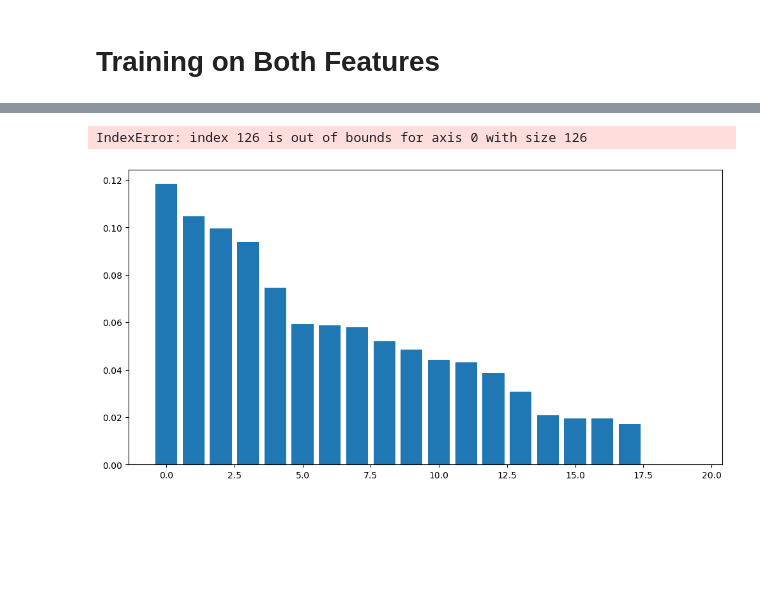
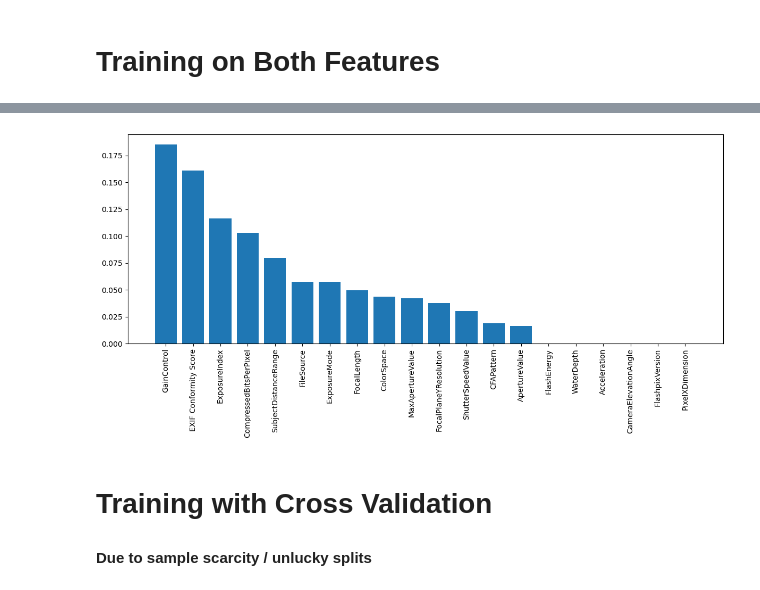
Before and after one commit to skivdal/ImageHat, a Jupyter notebook: device_attribution_ml.ipynb, the cells around one changed output, grey strips where cells are left out. Saved outputs shown, nothing was run; the diff lists cells and outputs as text; code cells hidden in the pictures; blank space fills up the shorter version.

```diff
--- a/device_attribution_ml.ipynb
+++ b/device_attribution_ml.ipynb
@@ -315,33 +368,43 @@ exif_offsets.head()
 5 rows × 89 columns
 # %%
 # Unscaled features
-offset_features = pd.concat([exif_offsets, gps_offsets, interop_offsets, ecs_df], axis=1)
+offset_features = pd.concat([exif_offsets, gps_offsets, interop_offsets], axis=1)
 
 # Labels for testing
 final_df = pd.concat([df[["id", "device"]].reset_index(drop=True), offset_features], axis=1)
-final_df["model_device"] = final_df["device"].apply(lambda x: '_'.join(x.split('_')[:-1]))
+final_df["model"] = final_df["device"].apply(lambda x: '_'.join(x.split('_')[:-1]))
+print("Unique DSC Models in Dresden is (26): ", final_df["model"].nunique())
+final_df["brand"] = final_df["device"].apply(lambda x: x.split("_")[0])
+final_df["model"] = final_df["model"].replace({"Nikon_D70s": "Nikon_D70"})
+print("Correcting number of devices: ", final_df["model"].nunique())
 
 # For visualization
-visuals_df = final_df.drop(columns=["id", "device", "model_device"])
+visuals_df = final_df.drop(columns=["id", "device", "model"])
 
 
 # ML features
-ml_features = final_df.drop(columns=["id", "device", "model_device"]).fillna(-999)
+ml_features = final_df.drop(columns=["id", "device", "model", "brand"]).fillna(-999)
 scaler = StandardScaler()
 offset_scaled = pd.DataFrame(scaler.fit_transform(ml_features), columns=ml_features.columns)
 
 
 # Label columns added
 offset_scaled["device"] = final_df["device"].values
-offset_scaled["model_device"] = final_df["model_device"].values
+offset_scaled["model"] = final_df["model"].values
 offset_scaled["id"] = final_df["id"].values
+offset_scaled["brand"] = final_df["brand"].values
 
 
-training_features = offset_scaled.drop(columns=["device", "model_device", "id"])
-# training_features_ecs = offset_scaled.drop(columns=["device", "id"])
-# training =
-# y_full = offset_scaled["device"]
-test_labels = offset_scaled["model_device"]
+
+training_features = offset_scaled.drop(columns=["device", "brand", "model", "id"])
+training_features = pd.concat([training_features.reset_index(drop=True), ecs_df.reset_index(drop=True)], axis=1)
+
+test_labels = offset_scaled[["model", "brand"]]
+
+visuals_df = pd.concat([visuals_df.reset_index(drop=True), ecs_df.reset_index(drop=True)], axis=1)
+
 
 print(list(training_features.columns))
+print(offset_scaled["model"])
+print(training_features.columns)
 # %% [output]
@@ -618,10 +1136,10 @@ Accuracy: 0.9101
 # %% [markdown]
 # Training on Both Features
 # %%
-X = training_features
-y = offset_scaled["model_device"]
+X_full = training_features
+y_full = offset_scaled["model"]
 
 # Split
 X_train_full, X_test_full, y_train_full, y_test_full = train_test_split(
-    X, y, test_size=0.2, random_state=42, stratify=y
+    X_full, y_full, test_size=0.2, random_state=42, stratify=y_full
 )
@@ -666,16 +1175,19 @@ Accuracy: 0.9101
 # %%
 importances = clf_full.feature_importances_
 
 # Sort
 indices = importances.argsort()[::-1]
-feature_names = X_train.columns
+feature_names = X_train_full.columns
 
 # Plot
 plt.figure(figsize=(12,6))
 plt.bar(range(20), importances[indices][:20], align='center')
 plt.xticks(range(20), [feature_names[i] for i in indices[:20]], rotation=90)
 plt.tight_layout()
 plt.show()
 # %% [output]
-IndexError: index 126 is out of bounds for axis 0 with size 126
-[figure, old version]
+[figure, new version]
+# %% [markdown]
+# Training with Cross Validation
+
+#### Due to sample scarcity / unlucky splits
```
Also changed, not shown: parts of 54 cells of this notebook, 16 other files.
